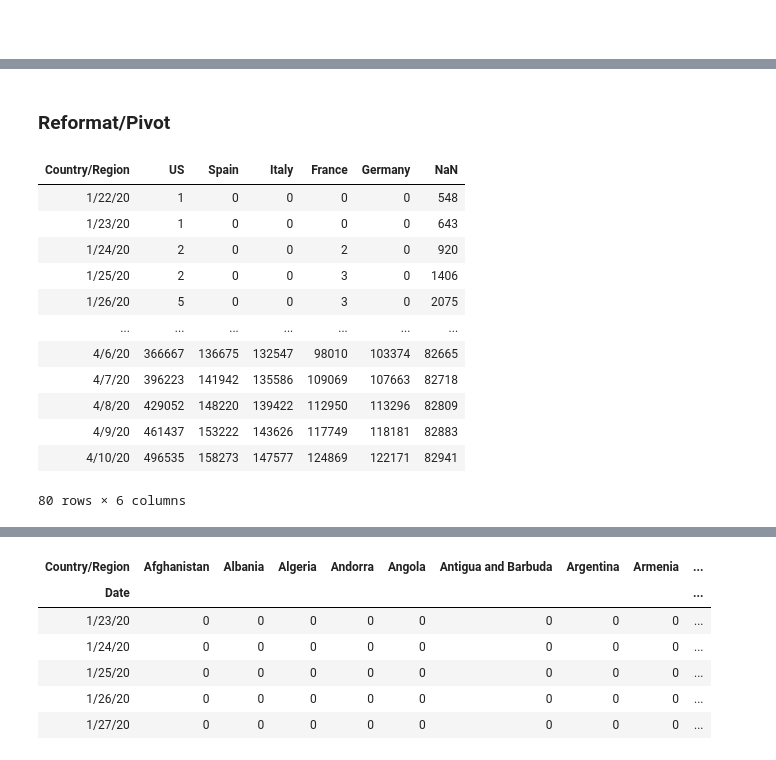
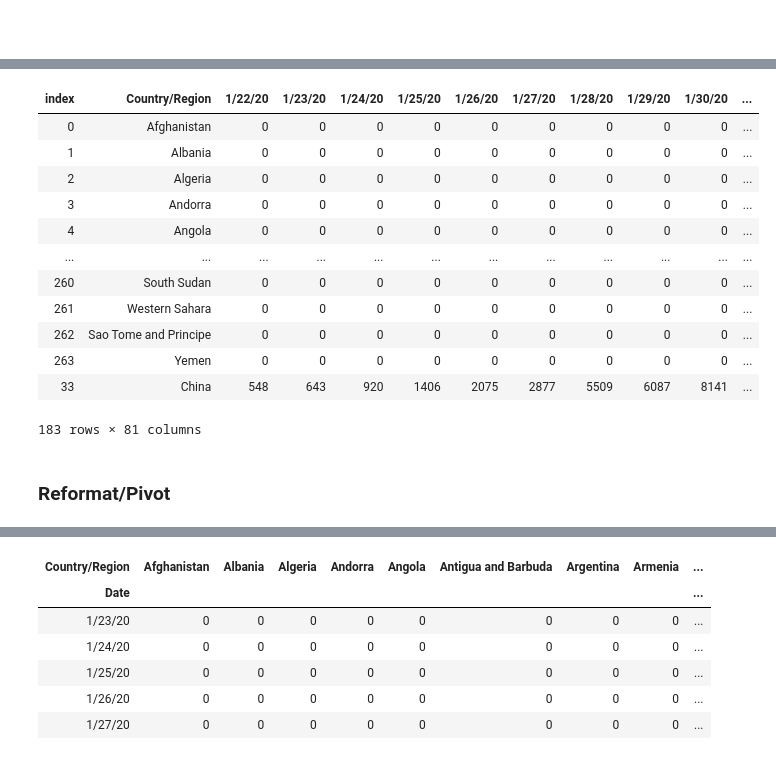
Before and after one commit to ericoliverio/covid-analysis, a Jupyter notebook: COVID Global Data.ipynb, the cells around one changed output, grey strips where cells are left out. Saved outputs shown, nothing was run; the diff lists cells and outputs as text; code cells hidden in the pictures.

```diff
--- a/COVID Global Data.ipynb
+++ b/COVID Global Data.ipynb
@@ -158,36 +190,25 @@ df
+# %%
+df = nans(df)
+df.drop(['Province/State'], axis=1,inplace=True)
+#add china
+df = df.append(df_ch,ignore_index=False)
+#df.at[df.last, 'Country/Region'] = 'China'
+
+
+df
+# %% [output]
+| index | Country/Region | 1/22/20 | 1/23/20 | 1/24/20 | 1/25/20 | 1/26/20 | 1/27/20 | 1/28/20 | 1/29/20 | 1/30/20 | ... |
+| 0 | Afghanistan | 0 | 0 | 0 | 0 | 0 | 0 | 0 | 0 | 0 | ... |
+| 1 | Albania | 0 | 0 | 0 | 0 | 0 | 0 | 0 | 0 | 0 | ... |
+| 2 | Algeria | 0 | 0 | 0 | 0 | 0 | 0 | 0 | 0 | 0 | ... |
+| 3 | Andorra | 0 | 0 | 0 | 0 | 0 | 0 | 0 | 0 | 0 | ... |
+| 4 | Angola | 0 | 0 | 0 | 0 | 0 | 0 | 0 | 0 | 0 | ... |
+| ... | ... | ... | ... | ... | ... | ... | ... | ... | ... | ... | ... |
+| 260 | South Sudan | 0 | 0 | 0 | 0 | 0 | 0 | 0 | 0 | 0 | ... |
+| 261 | Western Sahara | 0 | 0 | 0 | 0 | 0 | 0 | 0 | 0 | 0 | ... |
+| 262 | Sao Tome and Principe | 0 | 0 | 0 | 0 | 0 | 0 | 0 | 0 | 0 | ... |
+| 263 | Yemen | 0 | 0 | 0 | 0 | 0 | 0 | 0 | 0 | 0 | ... |
+| 33 | China | 548 | 643 | 920 | 1406 | 2075 | 2877 | 5509 | 6087 | 8141 | ... |
+183 rows × 81 columns
 # %% [markdown]
 ### Reformat/Pivot
-# %%
-#top five values
-#Sort top time then Bar plot
-
-#df10 = df.T
-
-#top five values
-#Sort top time then Bar plot
-
-today = len(df.columns)-1
-df_10 = df.sort_values(df.columns[today],ascending=False)
-#df_10 = df
-#df_10 = df_10.drop('glo_Positive')
-df_ten = df_10.head(6)
-df_ten = df_ten.T
-
-new_header = df_ten.iloc[0] #grab the first row for the header
-df10 = df_ten[1:] #take the data less the header row
-df10.columns = new_header
-df10
-# %% [output]
-| Country/Region | US | Spain | Italy | France | Germany | NaN |
-| 1/22/20 | 1 | 0 | 0 | 0 | 0 | 548 |
-| 1/23/20 | 1 | 0 | 0 | 0 | 0 | 643 |
-| 1/24/20 | 2 | 0 | 0 | 2 | 0 | 920 |
-| 1/25/20 | 2 | 0 | 0 | 3 | 0 | 1406 |
-| 1/26/20 | 5 | 0 | 0 | 3 | 0 | 2075 |
-| ... | ... | ... | ... | ... | ... | ... |
-| 4/6/20 | 366667 | 136675 | 132547 | 98010 | 103374 | 82665 |
-| 4/7/20 | 396223 | 141942 | 135586 | 109069 | 107663 | 82718 |
-| 4/8/20 | 429052 | 148220 | 139422 | 112950 | 113296 | 82809 |
-| 4/9/20 | 461437 | 153222 | 143626 | 117749 | 118181 | 82883 |
-| 4/10/20 | 496535 | 158273 | 147577 | 124869 | 122171 | 82941 |
-80 rows × 6 columns
```
Also changed, not shown: parts of 13 cells of this notebook.
